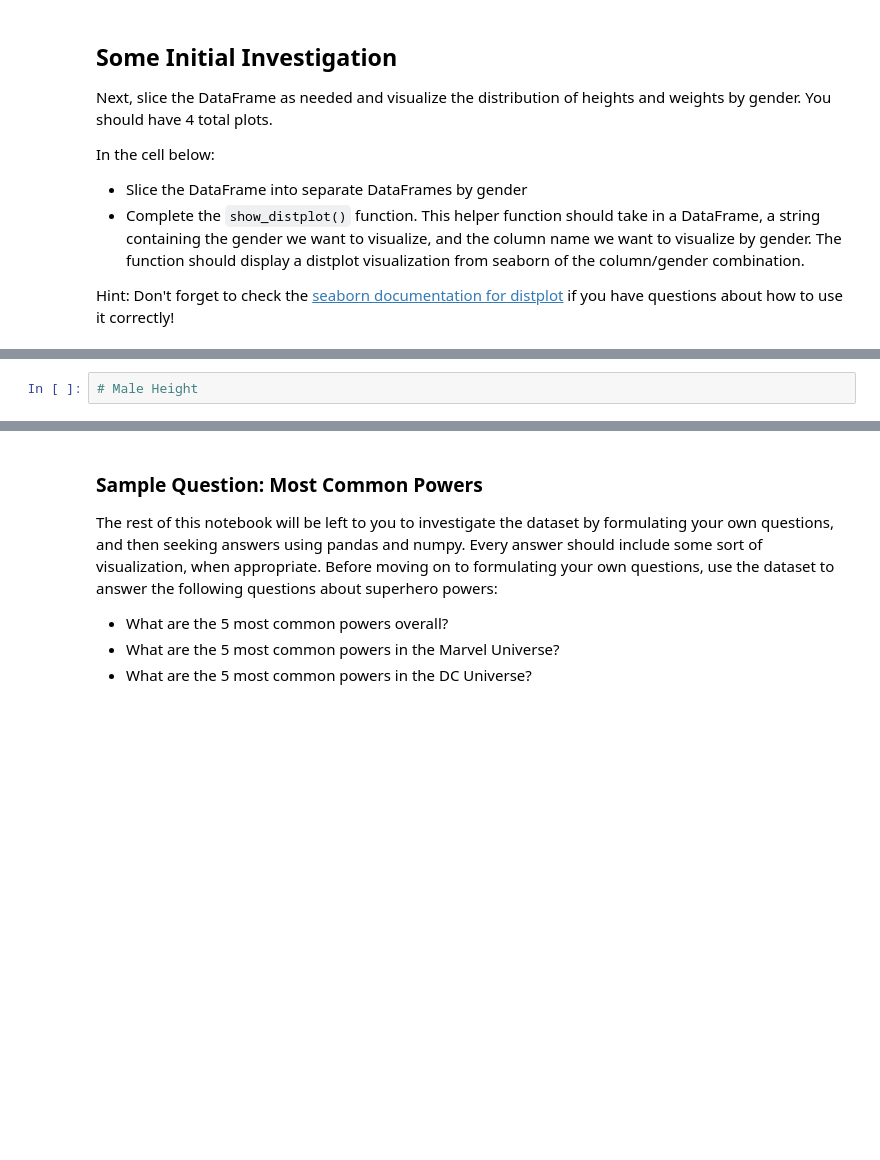
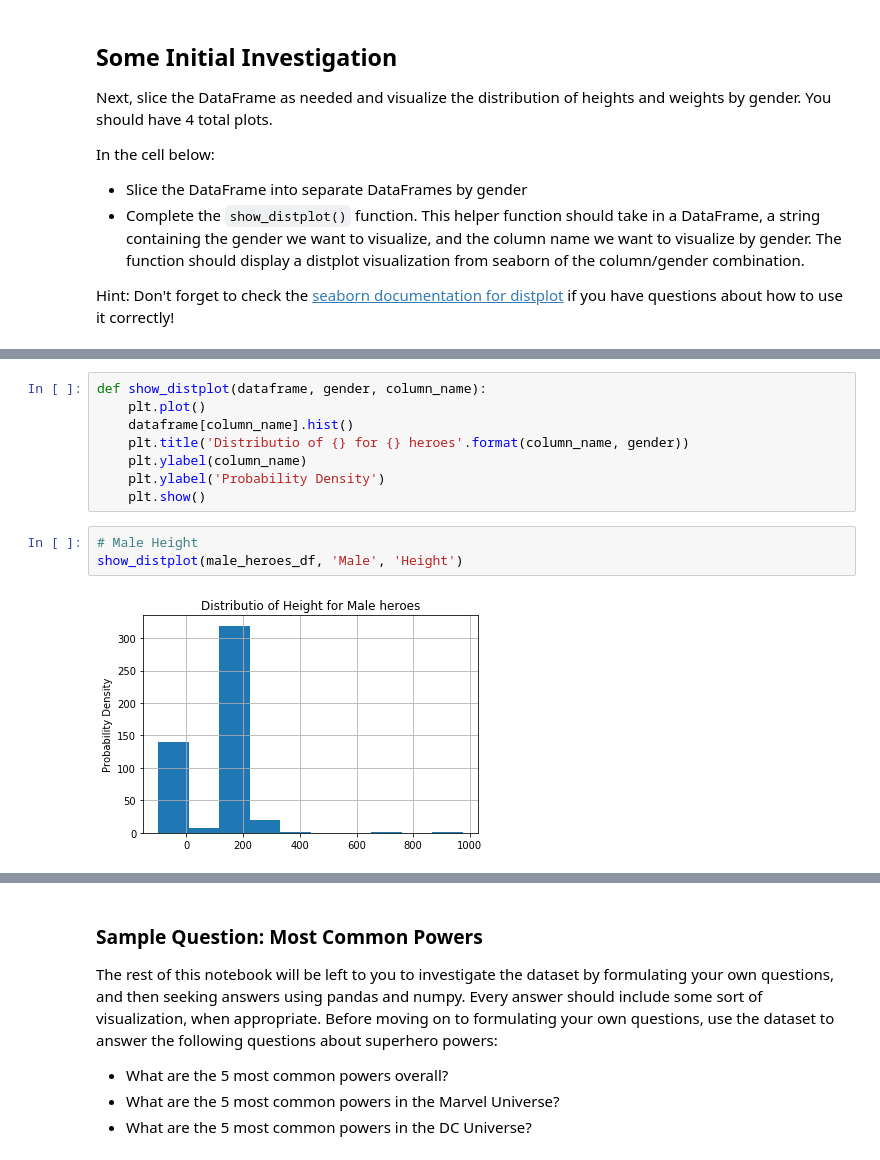
Before and after one commit to kagada01/dsc-data-cleaning-project-online-ds-sp-000, a Jupyter notebook: index.ipynb, the cells around one changed output, grey strips where cells are left out. Saved outputs shown, nothing was run; the diff lists cells and outputs as text; blank space fills up the shorter version.

```diff
--- a/index.ipynb
+++ b/index.ipynb
@@ -182,4 +212,15 @@ def show_distplot(dataframe, gender, column_name):
+# %%
+def show_distplot(dataframe, gender, column_name):
+    plt.plot()
+    dataframe[column_name].hist()
+    plt.title('Distributio of {} for {} heroes'.format(column_name, gender))
+    plt.ylabel(column_name)
+    plt.ylabel('Probability Density')
+    plt.show()
 # %%
 # Male Height
+show_distplot(male_heroes_df, 'Male', 'Height')
+# %% [output]
+[figure, added]
 # %%
 # Male Weight
```
Also changed, not shown: parts of 13 cells of this notebook.
